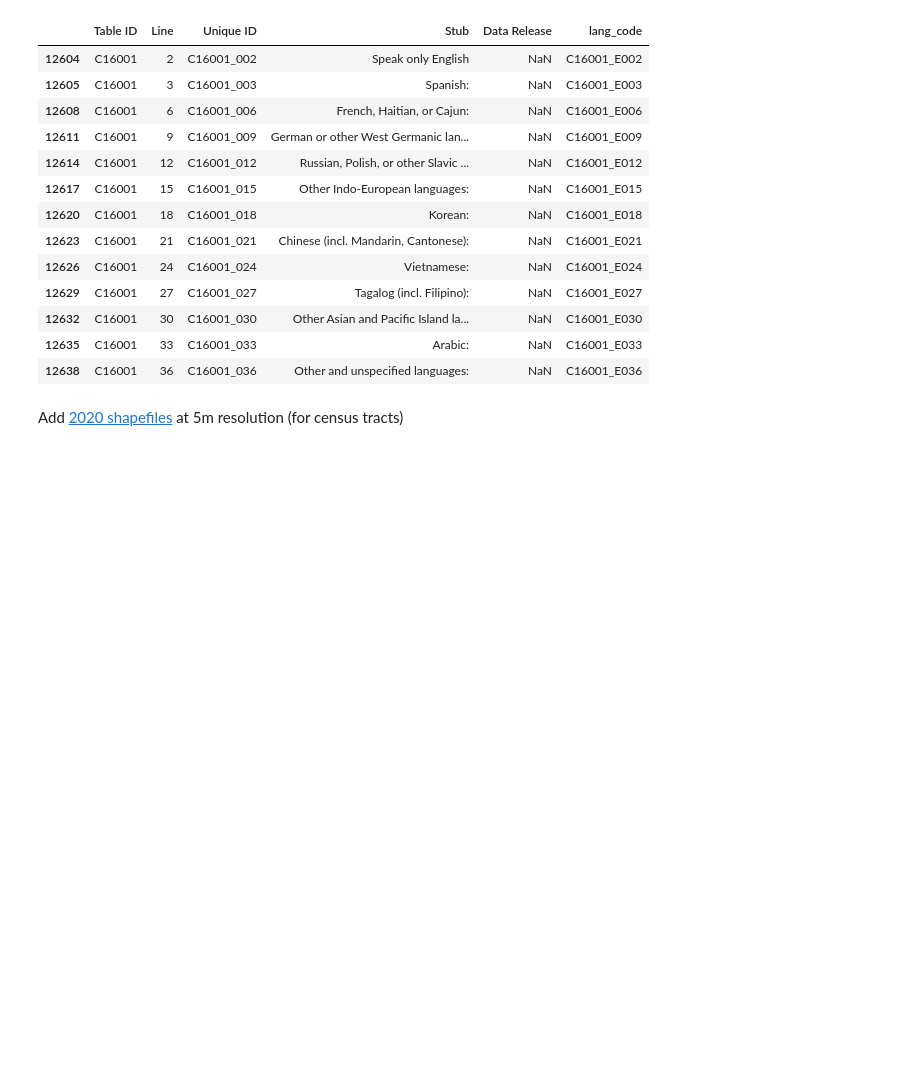
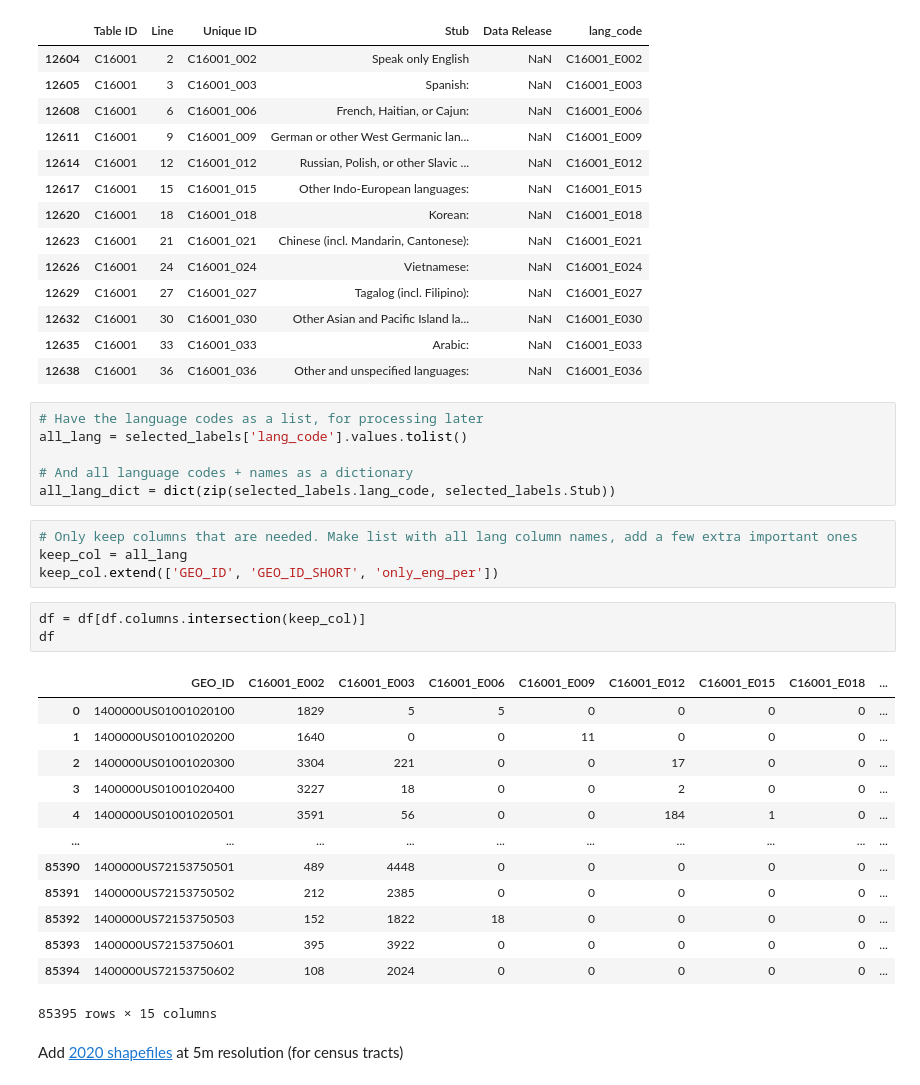
Before and after one commit to wrynearson/us-census-language, a Jupyter notebook: c16001.ipynb, the cells around one changed output. Cells and saved outputs as stored; diff of their text form; blank space fills up the shorter version.

Commit message:
drop extra columns

```diff
--- a/c16001.ipynb
+++ b/c16001.ipynb
@@ -129,6 +129,33 @@ See the caveats in the documentation: https://pandas.pydata.org/pandas-docs/stab
 | 12632 | C16001 | 30 | C16001_030 | Other Asian and Pacific Island la... | NaN | C16001_E030 |
 | 12635 | C16001 | 33 | C16001_033 | Arabic: | NaN | C16001_E033 |
 | 12638 | C16001 | 36 | C16001_036 | Other and unspecified languages: | NaN | C16001_E036 |
+# %%
+# Have the language codes as a list, for processing later
+all_lang = selected_labels['lang_code'].values.tolist()
+
+# And all language codes + names as a dictionary
+all_lang_dict = dict(zip(selected_labels.lang_code, selected_labels.Stub))
+# %%
+# Only keep columns that are needed. Make list with all lang column names, add a few extra important ones
+keep_col = all_lang
+keep_col.extend(['GEO_ID', 'GEO_ID_SHORT', 'only_eng_per'])
+# %%
+df = df[df.columns.intersection(keep_col)]
+df
+# %% [output]
+|  | GEO_ID | C16001_E002 | C16001_E003 | C16001_E006 | C16001_E009 | C16001_E012 | C16001_E015 | C16001_E018 | ... |
+| 0 | 1400000US01001020100 | 1829 | 5 | 5 | 0 | 0 | 0 | 0 | ... |
+| 1 | 1400000US01001020200 | 1640 | 0 | 0 | 11 | 0 | 0 | 0 | ... |
+| 2 | 1400000US01001020300 | 3304 | 221 | 0 | 0 | 17 | 0 | 0 | ... |
+| 3 | 1400000US01001020400 | 3227 | 18 | 0 | 0 | 2 | 0 | 0 | ... |
+| 4 | 1400000US01001020501 | 3591 | 56 | 0 | 0 | 184 | 1 | 0 | ... |
+| ... | ... | ... | ... | ... | ... | ... | ... | ... | ... |
+| 85390 | 1400000US72153750501 | 489 | 4448 | 0 | 0 | 0 | 0 | 0 | ... |
+| 85391 | 1400000US72153750502 | 212 | 2385 | 0 | 0 | 0 | 0 | 0 | ... |
+| 85392 | 1400000US72153750503 | 152 | 1822 | 18 | 0 | 0 | 0 | 0 | ... |
+| 85393 | 1400000US72153750601 | 395 | 3922 | 0 | 0 | 0 | 0 | 0 | ... |
+| 85394 | 1400000US72153750602 | 108 | 2024 | 0 | 0 | 0 | 0 | 0 | ... |
+85395 rows × 15 columns
 # %% [markdown]
 Add [2020 shapefiles](https://www.census.gov/geographies/mapping-files/time-series/geo/cartographic-boundary.2020.html#list-tab-1883739534) at 5m resolution (for census tracts)
 # %%
```
Also changed, not shown: parts of 4 cells of this notebook, 1 other file.
